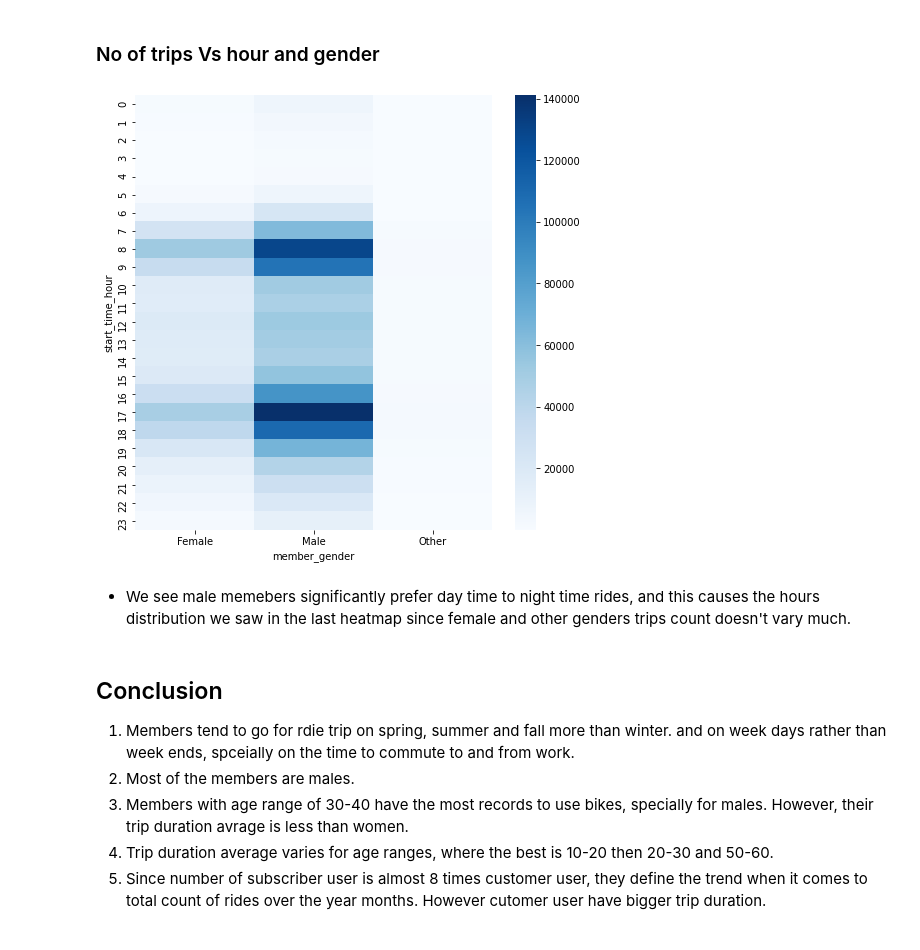
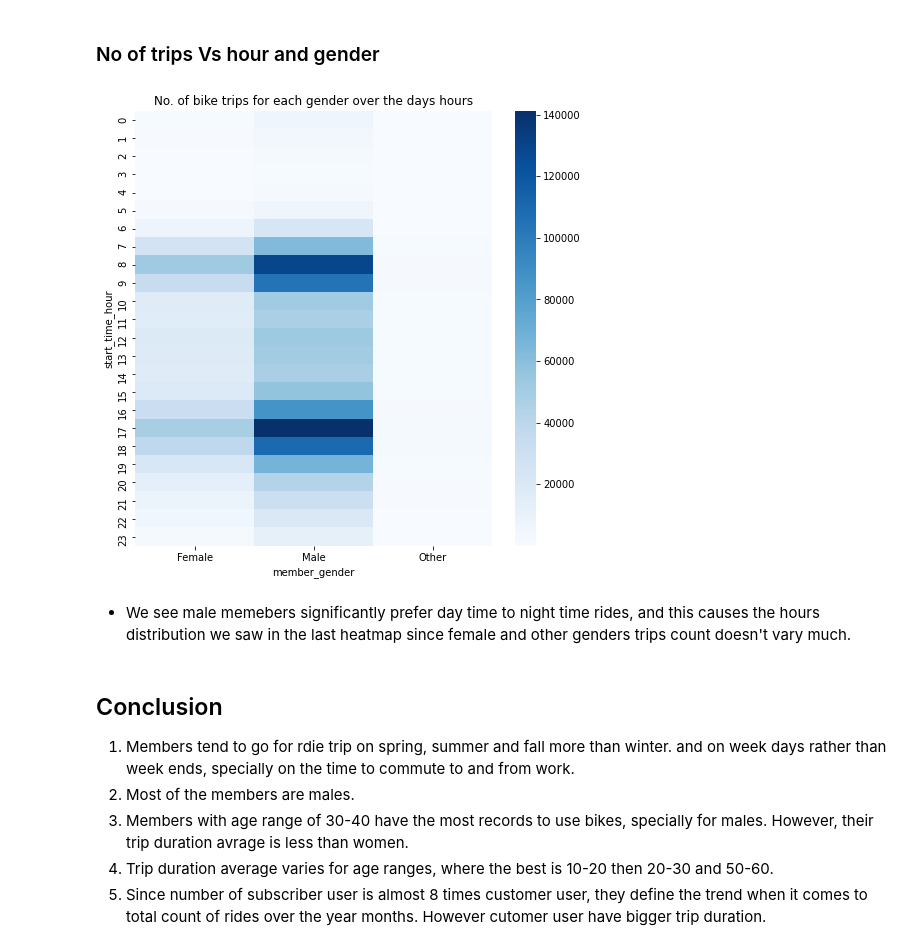
Before and after one commit to AsmerAmen/udacity_communicateDataFindings_fordGoBike, a Jupyter notebook: exploration_template.ipynb, the cells around one changed output. Saved outputs shown, nothing was run; the diff lists cells and outputs as text; code cells hidden in the pictures.

```diff
--- a/exploration_template.ipynb
+++ b/exploration_template.ipynb
@@ -604,18 +608,19 @@ plt.title('No. of bike trips distribution over the week days and hours');
 # %%
 day_hour_df = df.groupby(['start_time_hour', 'member_gender']).agg({'bike_id':'count'})
 day_hour_df.rename(columns={'bike_id':'count'}, inplace=True)
 day_hour_df.reset_index(level='start_time_hour', inplace=True)
 
 pivot = day_hour_df.pivot_table(index='start_time_hour', columns='member_gender', values='count')
 plt.figure(figsize=(8,8))
-sb.heatmap(data=pivot, cmap='Blues');
+sb.heatmap(data=pivot, cmap='Blues')
+plt.title('No. of bike trips for each gender over the days hours');
 # %% [output]
-[figure, old version]
+[figure, new version]
 # %% [markdown]
 - We see male memebers significantly prefer day time to night time rides, and this causes the hours distribution we saw in the last heatmap since female and other genders trips count doesn't vary much.
 # %% [markdown]
 ## Conclusion
-1. Members tend to go for rdie trip on spring, summer and fall more than winter. and on week days rather than week ends, spceially on the time to commute to and from work.
+1. Members tend to go for rdie trip on spring, summer and fall more than winter. and on week days rather than week ends, specially on the time to commute to and from work.
 2. Most of the members are males.
 3. Members with age range of 30-40 have the most records to use bikes, specially for males. However, their trip duration avrage is less than women.
 4. Trip duration average varies for age ranges, where the best is 10-20 then 20-30 and 50-60.
```
Also changed, not shown: parts of 4 cells of this notebook, 4 other files.
